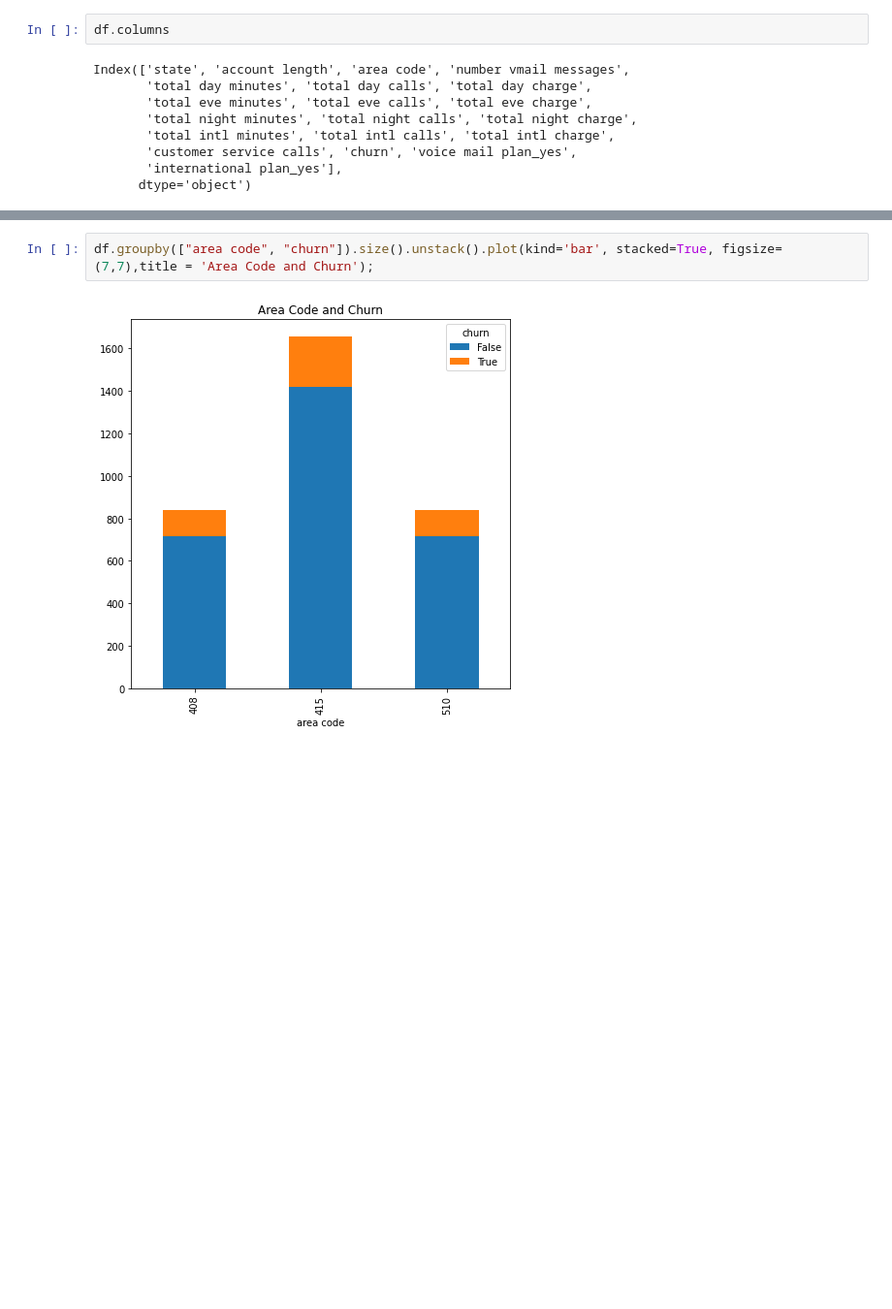
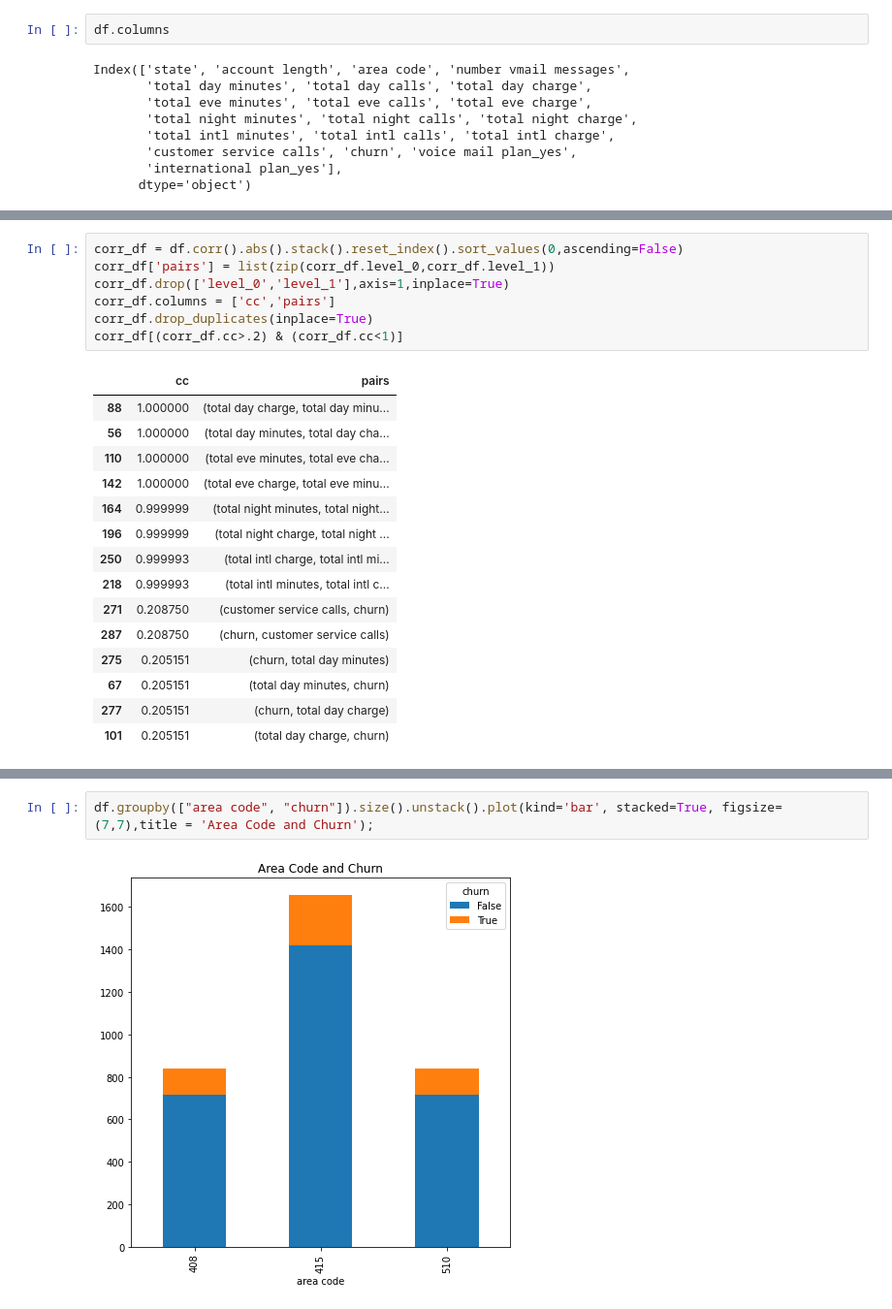
Before and after one commit to halemade/predicting-customer-churn, a Jupyter notebook: EDA.ipynb, the cells around one changed output, grey strips where cells are left out. Shown at 97% size. Cells and saved outputs as stored; diff of their text form; blank space fills up the shorter version.

```diff
--- a/EDA.ipynb
+++ b/EDA.ipynb
@@ -65,0 +71,23 @@ Index(['state', 'account length', 'area code', 'number vmail messages',
+# %%
+corr_df = df.corr().abs().stack().reset_index().sort_values(0,ascending=False)
+corr_df['pairs'] = list(zip(corr_df.level_0,corr_df.level_1))
+corr_df.drop(['level_0','level_1'],axis=1,inplace=True)
+corr_df.columns = ['cc','pairs']
+corr_df.drop_duplicates(inplace=True)
+corr_df[(corr_df.cc>.2) & (corr_df.cc<1)]
+# %% [output]
+|  | cc | pairs |
+| 88 | 1.000000 | (total day charge, total day minu... |
+| 56 | 1.000000 | (total day minutes, total day cha... |
+| 110 | 1.000000 | (total eve minutes, total eve cha... |
+| 142 | 1.000000 | (total eve charge, total eve minu... |
+| 164 | 0.999999 | (total night minutes, total night... |
+| 196 | 0.999999 | (total night charge, total night ... |
+| 250 | 0.999993 | (total intl charge, total intl mi... |
+| 218 | 0.999993 | (total intl minutes, total intl c... |
+| 271 | 0.208750 | (customer service calls, churn) |
+| 287 | 0.208750 | (churn, customer service calls) |
+| 275 | 0.205151 | (churn, total day minutes) |
+| 67 | 0.205151 | (total day minutes, churn) |
+| 277 | 0.205151 | (churn, total day charge) |
+| 101 | 0.205151 | (total day charge, churn) |
```
Also changed, not shown: parts of 5 cells of this notebook, 1 other file.
